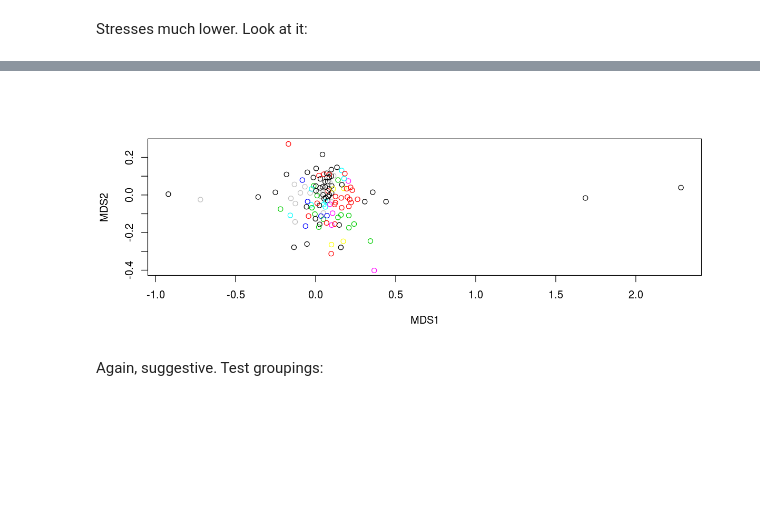
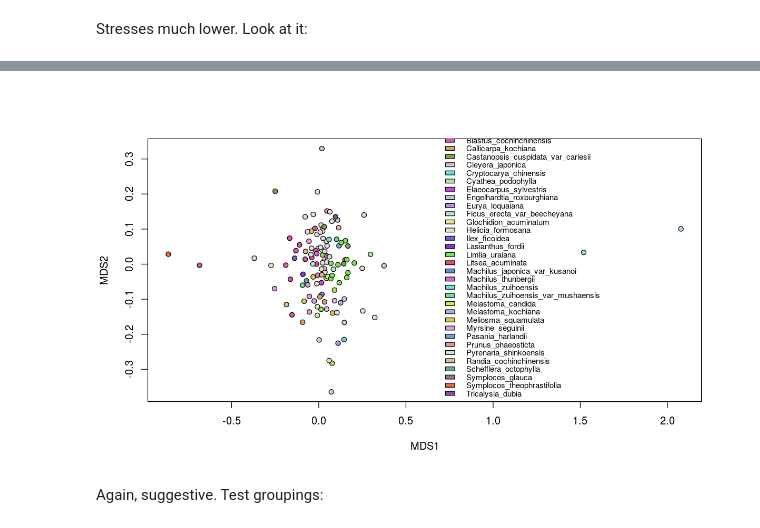
Before and after one commit to danchurch/taiwan_combined_stats, a Jupyter notebook: Taiwan_endophyte_analysis.ipynb, the cells around one changed output, grey strips where cells are left out. Drawn from its saved outputs; the diff is of its cells as text; code cells hidden in the pictures; blank space fills up the shorter version.

```diff
--- a/Taiwan_endophyte_analysis.ipynb
+++ b/Taiwan_endophyte_analysis.ipynb
@@ -1234,8 +1241,17 @@ leafMDS$points[c(78,123),]
-# %%
-## zoom into plot without these
-plot(leafMDS$points[-c(78,123),], col=colors[-c(78,123)])
-# %% [output]
-[figure, removed]
+# %%
+plot(leafMDS$points[-c(78,123),],
+        col="black",
+        pch = 21,
+        bg = palette[hostspp[-c(78,123)]]
+)
+
+legend('bottomright',
+        legend=spp,
+        fill=palette,
+        cex=.75,
+        bty='n')
+# %% [output]
+[figure, added]
 # %% [markdown]
 Again, suggestive. Test groupings:
 # %%
```
Also changed, not shown: parts of 13 cells of this notebook.
